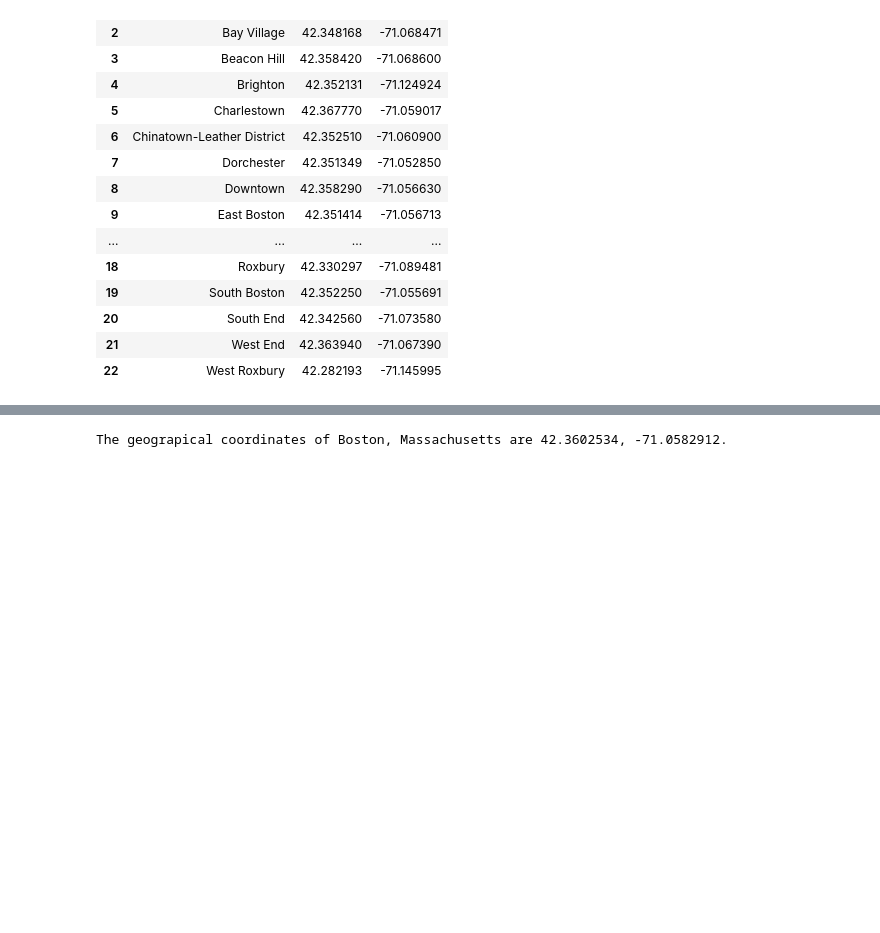
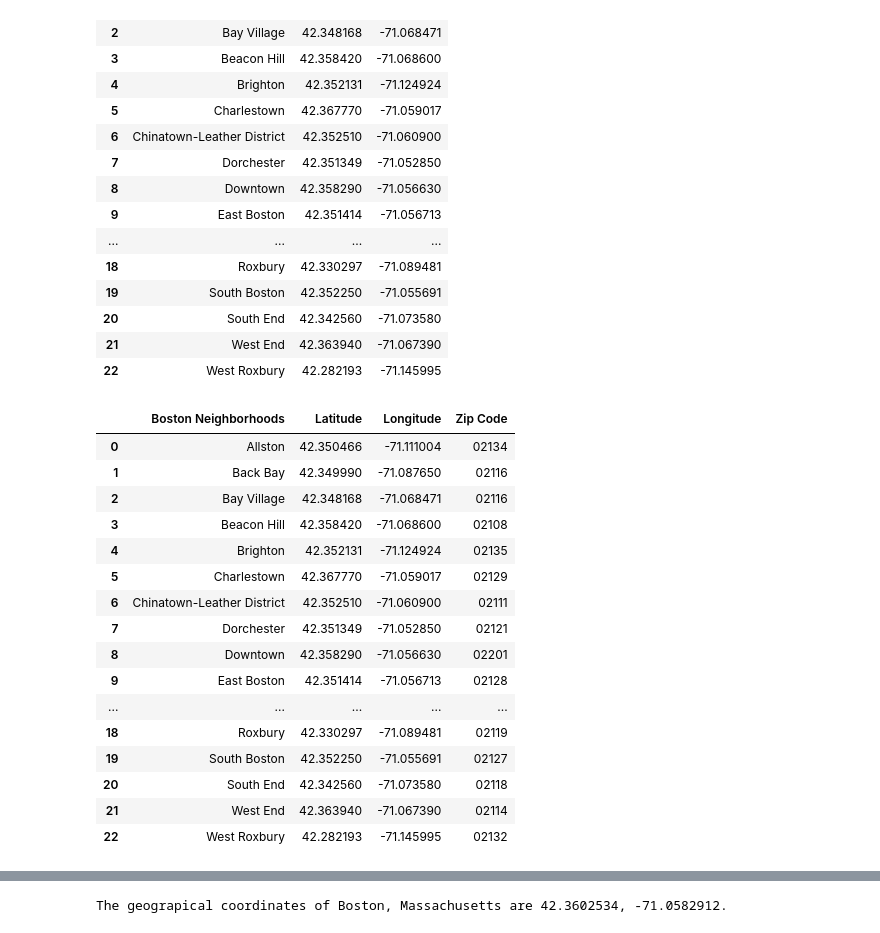
Before and after one commit to zokigorgiev83/Coursera-Capstone, a Jupyter notebook: the_battle_of_neighborhoods.ipynb, the cells around one changed output, grey strips where cells are left out. Saved outputs shown, nothing was run; the diff lists cells and outputs as text; code cells hidden in the pictures; blank space fills up the shorter version.

```diff
--- a/the_battle_of_neighborhoods.ipynb
+++ b/the_battle_of_neighborhoods.ipynb
@@ -122,3 +139,26 @@ df
 | 20 | South End | 42.342560 | -71.073580 |
 | 21 | West End | 42.363940 | -71.067390 |
 | 22 | West Roxbury | 42.282193 | -71.145995 |
+# %%
+df['Zip Code'] = ['02134', '02116', '02116', '02108', '02135', '02129', '02111', '02121', '02201', '02128', '[02115, 02215]', '02136', '02130', '02126', '[02121, 02122, 02124, 02125]', '[02120, 02115]', '02113', '02131', '02119', '02127', '02118', '02114', '02132']
+# %%
+df['Zip Code']
+df
+# %% [output]
+|  | Boston Neighborhoods | Latitude | Longitude | Zip Code |
+| 0 | Allston | 42.350466 | -71.111004 | 02134 |
+| 1 | Back Bay | 42.349990 | -71.087650 | 02116 |
+| 2 | Bay Village | 42.348168 | -71.068471 | 02116 |
+| 3 | Beacon Hill | 42.358420 | -71.068600 | 02108 |
+| 4 | Brighton | 42.352131 | -71.124924 | 02135 |
+| 5 | Charlestown | 42.367770 | -71.059017 | 02129 |
+| 6 | Chinatown-Leather District | 42.352510 | -71.060900 | 02111 |
+| 7 | Dorchester | 42.351349 | -71.052850 | 02121 |
+| 8 | Downtown | 42.358290 | -71.056630 | 02201 |
+| 9 | East Boston | 42.351414 | -71.056713 | 02128 |
+| ... | ... | ... | ... | ... |
+| 18 | Roxbury | 42.330297 | -71.089481 | 02119 |
+| 19 | South Boston | 42.352250 | -71.055691 | 02127 |
+| 20 | South End | 42.342560 | -71.073580 | 02118 |
+| 21 | West End | 42.363940 | -71.067390 | 02114 |
+| 22 | West Roxbury | 42.282193 | -71.145995 | 02132 |
```
Also changed, not shown: parts of 6 cells of this notebook.
